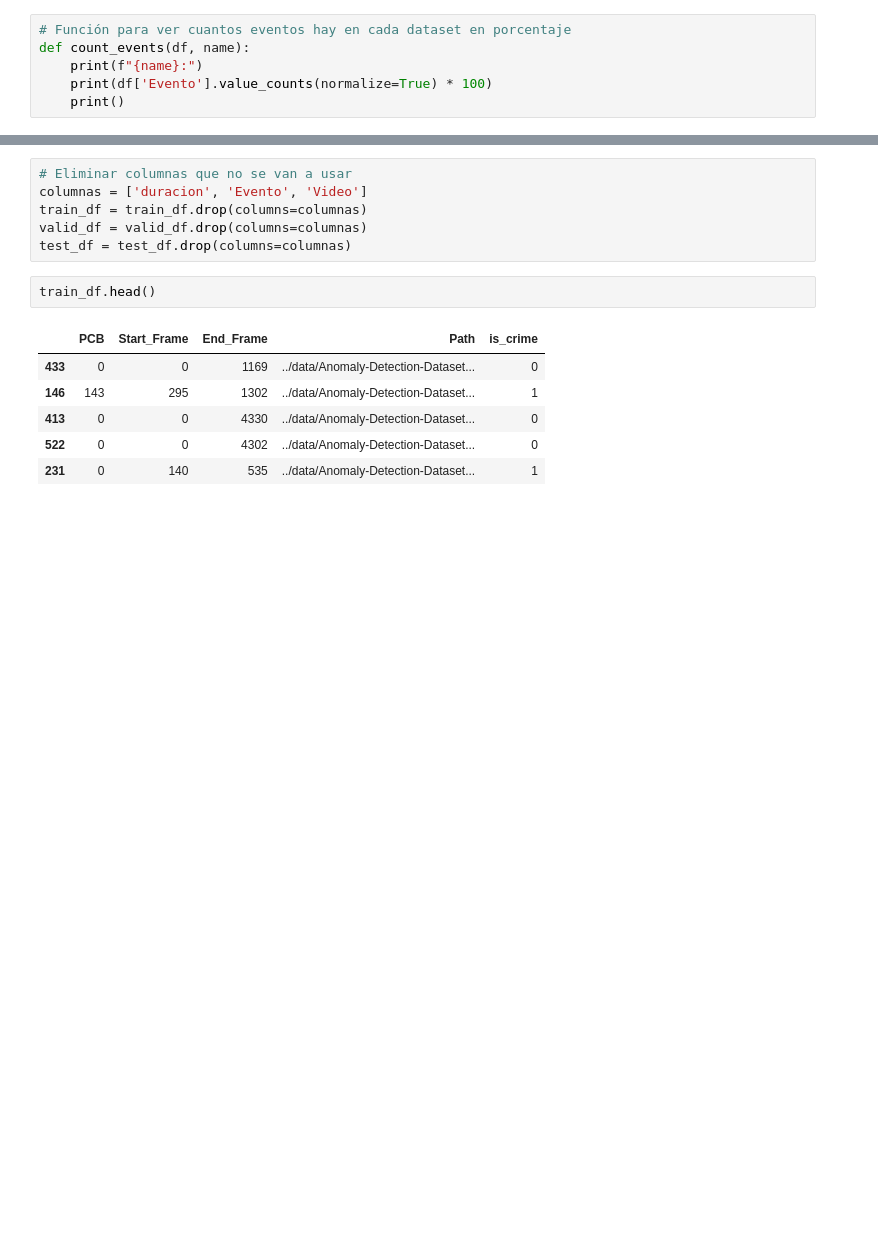
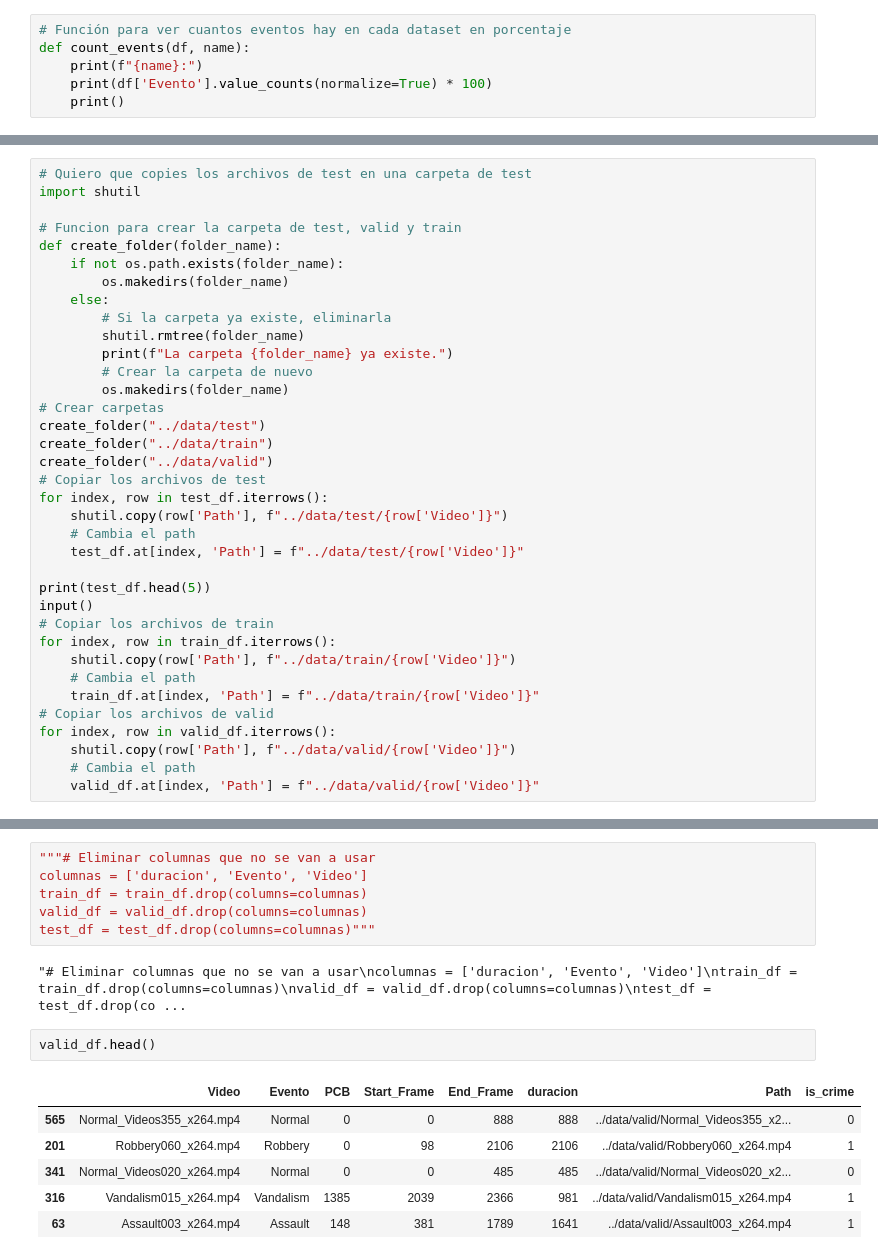
Before and after one commit to AndresH1234/Crime_Detection, a Jupyter notebook: notebooks/3_feature_engineering.ipynb, the cells around one changed output, grey strips where cells are left out. Drawn from its saved outputs; the diff is of its cells as text; blank space fills up the shorter version.

```diff
--- a/notebooks/3_feature_engineering.ipynb
+++ b/notebooks/3_feature_engineering.ipynb
@@ -113 +113,37 @@ test_df
 65 rows × 8 columns
+# %%
+# Quiero que copies los archivos de test en una carpeta de test
+import shutil
+
+# Funcion para crear la carpeta de test, valid y train
+def create_folder(folder_name):
+    if not os.path.exists(folder_name):
+        os.makedirs(folder_name)
+    else:
+        # Si la carpeta ya existe, eliminarla
+        shutil.rmtree(folder_name)
+        print(f"La carpeta {folder_name} ya existe.")
+        # Crear la carpeta de nuevo
+        os.makedirs(folder_name)
+# Crear carpetas
+create_folder("../data/test")
+create_folder("../data/train")
+create_folder("../data/valid")
+# Copiar los archivos de test
+for index, row in test_df.iterrows():
+    shutil.copy(row['Path'], f"../data/test/{row['Video']}")
+    # Cambia el path
+    test_df.at[index, 'Path'] = f"../data/test/{row['Video']}"
+
+print(test_df.head(5))
+input()
+# Copiar los archivos de train
+for index, row in train_df.iterrows():
+    shutil.copy(row['Path'], f"../data/train/{row['Video']}")
+    # Cambia el path
+    train_df.at[index, 'Path'] = f"../data/train/{row['Video']}"
+# Copiar los archivos de valid
+for index, row in valid_df.iterrows():
+    shutil.copy(row['Path'], f"../data/valid/{row['Video']}")
+    # Cambia el path
+    valid_df.at[index, 'Path'] = f"../data/valid/{row['Video']}"
@@ -114,16 +164,18 @@ test_df
 # %%
-# Eliminar columnas que no se van a usar
+"""# Eliminar columnas que no se van a usar
 columnas = ['duracion', 'Evento', 'Video']
 train_df = train_df.drop(columns=columnas)
 valid_df = valid_df.drop(columns=columnas)
-test_df = test_df.drop(columns=columnas)
+test_df = test_df.drop(columns=columnas)"""
+# %% [output]
+"# Eliminar columnas que no se van a usar\ncolumnas = ['duracion', 'Evento', 'Video']\ntrain_df = train_df.drop(columns=columnas)\nvalid_df = valid_df.drop(columns=columnas)\ntest_df = test_df.drop(co ...
 # %%
-train_df.head()
+valid_df.head()
 # %% [output]
-|  | PCB | Start_Frame | End_Frame | Path | is_crime |
-| 433 | 0 | 0 | 1169 | ../data/Anomaly-Detection-Dataset... | 0 |
-| 146 | 143 | 295 | 1302 | ../data/Anomaly-Detection-Dataset... | 1 |
-| 413 | 0 | 0 | 4330 | ../data/Anomaly-Detection-Dataset... | 0 |
-| 522 | 0 | 0 | 4302 | ../data/Anomaly-Detection-Dataset... | 0 |
-| 231 | 0 | 140 | 535 | ../data/Anomaly-Detection-Dataset... | 1 |
+|  | Video | Evento | PCB | Start_Frame | End_Frame | duracion | Path | is_crime |
+| 565 | Normal_Videos355_x264.mp4 | Normal | 0 | 0 | 888 | 888 | ../data/valid/Normal_Videos355_x2... | 0 |
+| 201 | Robbery060_x264.mp4 | Robbery | 0 | 98 | 2106 | 2106 | ../data/valid/Robbery060_x264.mp4 | 1 |
+| 341 | Normal_Videos020_x264.mp4 | Normal | 0 | 0 | 485 | 485 | ../data/valid/Normal_Videos020_x2... | 0 |
+| 316 | Vandalism015_x264.mp4 | Vandalism | 1385 | 2039 | 2366 | 981 | ../data/valid/Vandalism015_x264.mp4 | 1 |
+| 63 | Assault003_x264.mp4 | Assault | 148 | 381 | 1789 | 1641 | ../data/valid/Assault003_x264.mp4 | 1 |
 # %%
```
Also changed, not shown: parts of 4 cells of this notebook, 7 other files.
